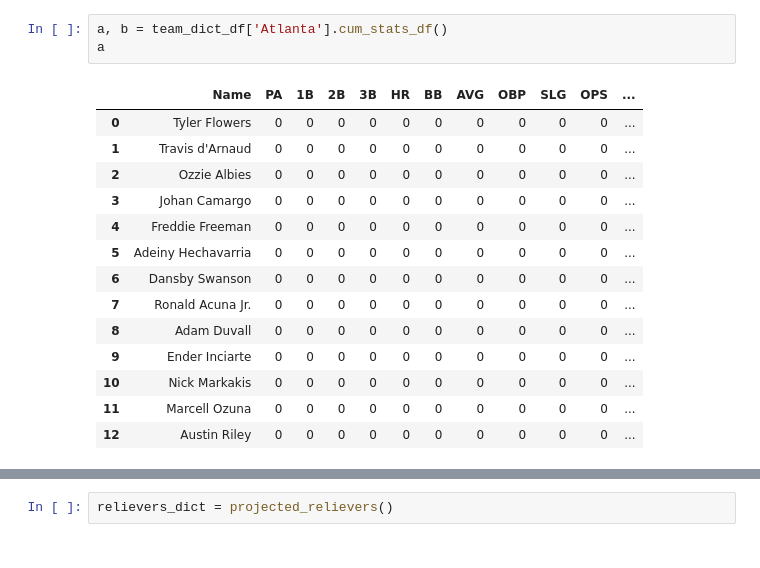
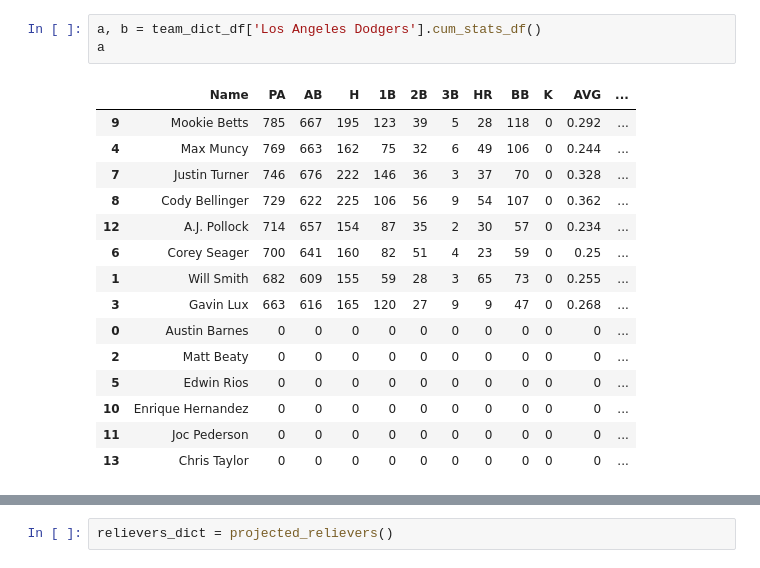
Before and after one commit to jmaloon1/Baseball-Simulator, a Jupyter notebook: Baseball Simulator.ipynb, the cells around one changed output, grey strips where cells are left out. Drawn from its saved outputs; the diff is of its cells as text.

```diff
--- a/Baseball Simulator.ipynb
+++ b/Baseball Simulator.ipynb
@@ -1397,18 +1579,19 @@ final score: Atlanta 5 Washington 1
 # %%
-a, b = team_dict_df['Atlanta'].cum_stats_df()
+a, b = team_dict_df['Los Angeles Dodgers'].cum_stats_df()
 a
 # %% [output]
-|  | Name | PA | 1B | 2B | 3B | HR | BB | AVG | OBP | SLG | OPS | ... |
-| 0 | Tyler Flowers | 0 | 0 | 0 | 0 | 0 | 0 | 0 | 0 | 0 | 0 | ... |
-| 1 | Travis d'Arnaud | 0 | 0 | 0 | 0 | 0 | 0 | 0 | 0 | 0 | 0 | ... |
-| 2 | Ozzie Albies | 0 | 0 | 0 | 0 | 0 | 0 | 0 | 0 | 0 | 0 | ... |
-| 3 | Johan Camargo | 0 | 0 | 0 | 0 | 0 | 0 | 0 | 0 | 0 | 0 | ... |
-| 4 | Freddie Freeman | 0 | 0 | 0 | 0 | 0 | 0 | 0 | 0 | 0 | 0 | ... |
-| 5 | Adeiny Hechavarria | 0 | 0 | 0 | 0 | 0 | 0 | 0 | 0 | 0 | 0 | ... |
-| 6 | Dansby Swanson | 0 | 0 | 0 | 0 | 0 | 0 | 0 | 0 | 0 | 0 | ... |
-| 7 | Ronald Acuna Jr. | 0 | 0 | 0 | 0 | 0 | 0 | 0 | 0 | 0 | 0 | ... |
-| 8 | Adam Duvall | 0 | 0 | 0 | 0 | 0 | 0 | 0 | 0 | 0 | 0 | ... |
-| 9 | Ender Inciarte | 0 | 0 | 0 | 0 | 0 | 0 | 0 | 0 | 0 | 0 | ... |
-| 10 | Nick Markakis | 0 | 0 | 0 | 0 | 0 | 0 | 0 | 0 | 0 | 0 | ... |
-| 11 | Marcell Ozuna | 0 | 0 | 0 | 0 | 0 | 0 | 0 | 0 | 0 | 0 | ... |
-| 12 | Austin Riley | 0 | 0 | 0 | 0 | 0 | 0 | 0 | 0 | 0 | 0 | ... |
+|  | Name | PA | AB | H | 1B | 2B | 3B | HR | BB | K | AVG | ... |
+| 9 | Mookie Betts | 785 | 667 | 195 | 123 | 39 | 5 | 28 | 118 | 0 | 0.292 | ... |
+| 4 | Max Muncy | 769 | 663 | 162 | 75 | 32 | 6 | 49 | 106 | 0 | 0.244 | ... |
+| 7 | Justin Turner | 746 | 676 | 222 | 146 | 36 | 3 | 37 | 70 | 0 | 0.328 | ... |
+| 8 | Cody Bellinger | 729 | 622 | 225 | 106 | 56 | 9 | 54 | 107 | 0 | 0.362 | ... |
+| 12 | A.J. Pollock | 714 | 657 | 154 | 87 | 35 | 2 | 30 | 57 | 0 | 0.234 | ... |
+| 6 | Corey Seager | 700 | 641 | 160 | 82 | 51 | 4 | 23 | 59 | 0 | 0.25 | ... |
+| 1 | Will Smith | 682 | 609 | 155 | 59 | 28 | 3 | 65 | 73 | 0 | 0.255 | ... |
+| 3 | Gavin Lux | 663 | 616 | 165 | 120 | 27 | 9 | 9 | 47 | 0 | 0.268 | ... |
+| 0 | Austin Barnes | 0 | 0 | 0 | 0 | 0 | 0 | 0 | 0 | 0 | 0 | ... |
+| 2 | Matt Beaty | 0 | 0 | 0 | 0 | 0 | 0 | 0 | 0 | 0 | 0 | ... |
+| 5 | Edwin Rios | 0 | 0 | 0 | 0 | 0 | 0 | 0 | 0 | 0 | 0 | ... |
+| 10 | Enrique Hernandez | 0 | 0 | 0 | 0 | 0 | 0 | 0 | 0 | 0 | 0 | ... |
+| 11 | Joc Pederson | 0 | 0 | 0 | 0 | 0 | 0 | 0 | 0 | 0 | 0 | ... |
+| 13 | Chris Taylor | 0 | 0 | 0 | 0 | 0 | 0 | 0 | 0 | 0 | 0 | ... |
```
Also changed, not shown: parts of 16 cells of this notebook, 2 other files.
